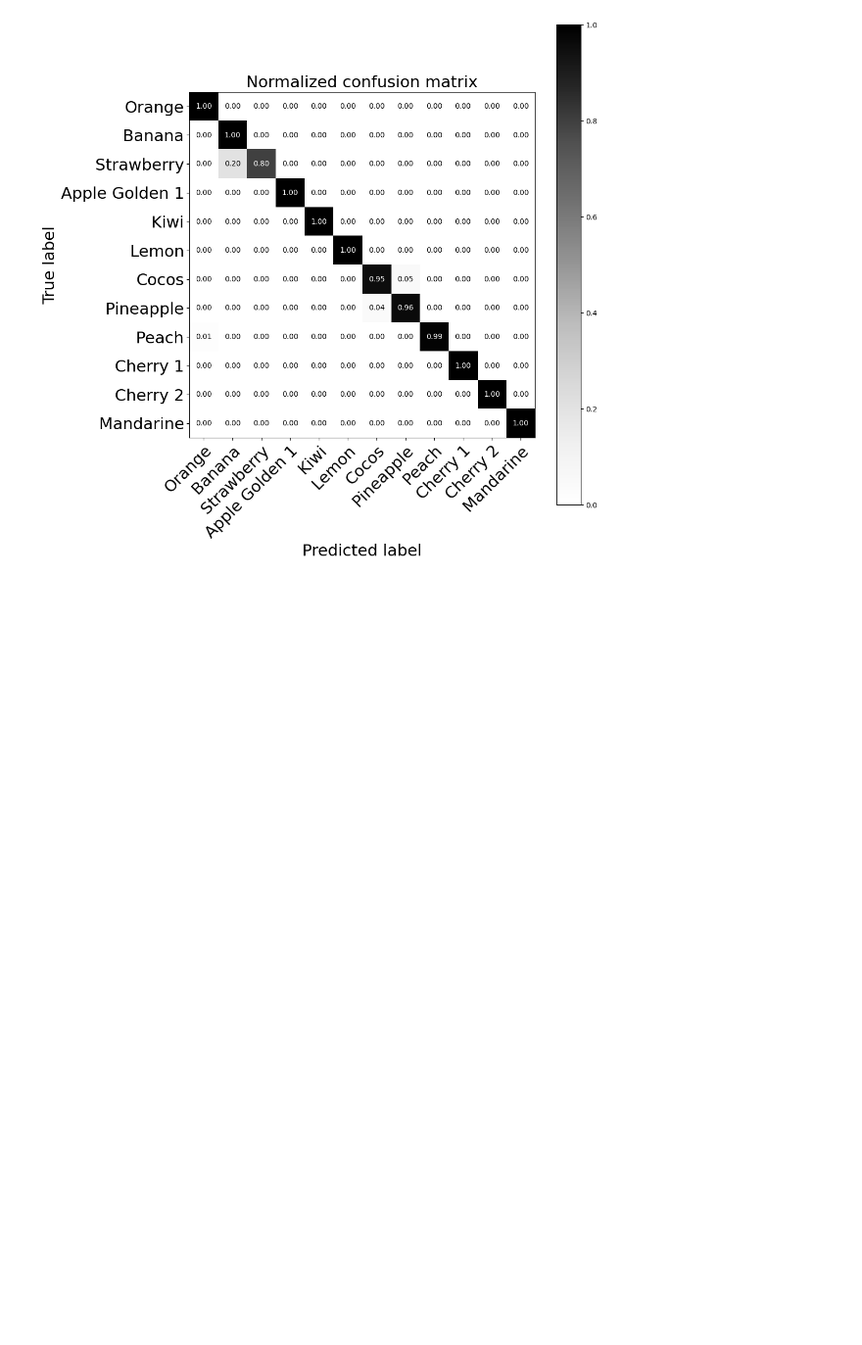
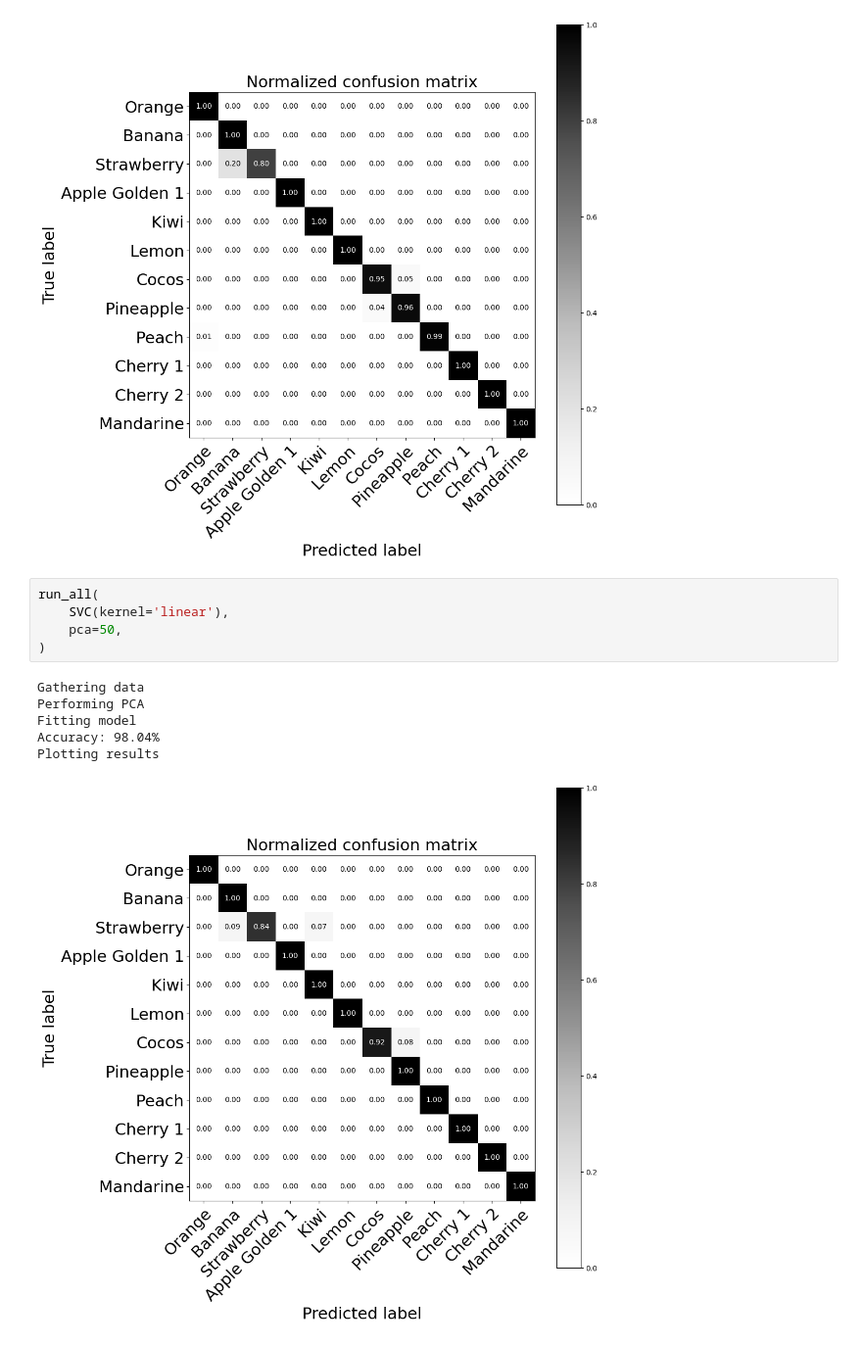
Before and after one commit to tornikeo/kaggle, a Jupyter notebook: big-data-assn-5.ipynb, the cells around one changed output. Shown at 98% size. Drawn from its saved outputs; the diff is of its cells as text; blank space fills up the shorter version.

Commit message:
Kaggle Notebook | big-data-assn-5 | Version 6

```diff
--- a/big-data-assn-5.ipynb
+++ b/big-data-assn-5.ipynb
@@ -389,3 +389,15 @@ Fitting model
 Accuracy: 97.60%
 Plotting results
 [figure]
+# %%
+run_all(
+    SVC(kernel='linear'),
+    pca=50,
+)
+# %% [output]
+Gathering data
+Performing PCA
+Fitting model
+Accuracy: 98.04%
+Plotting results
+[figure, added]
```
Also changed, not shown: parts of 3 cells of this notebook.
